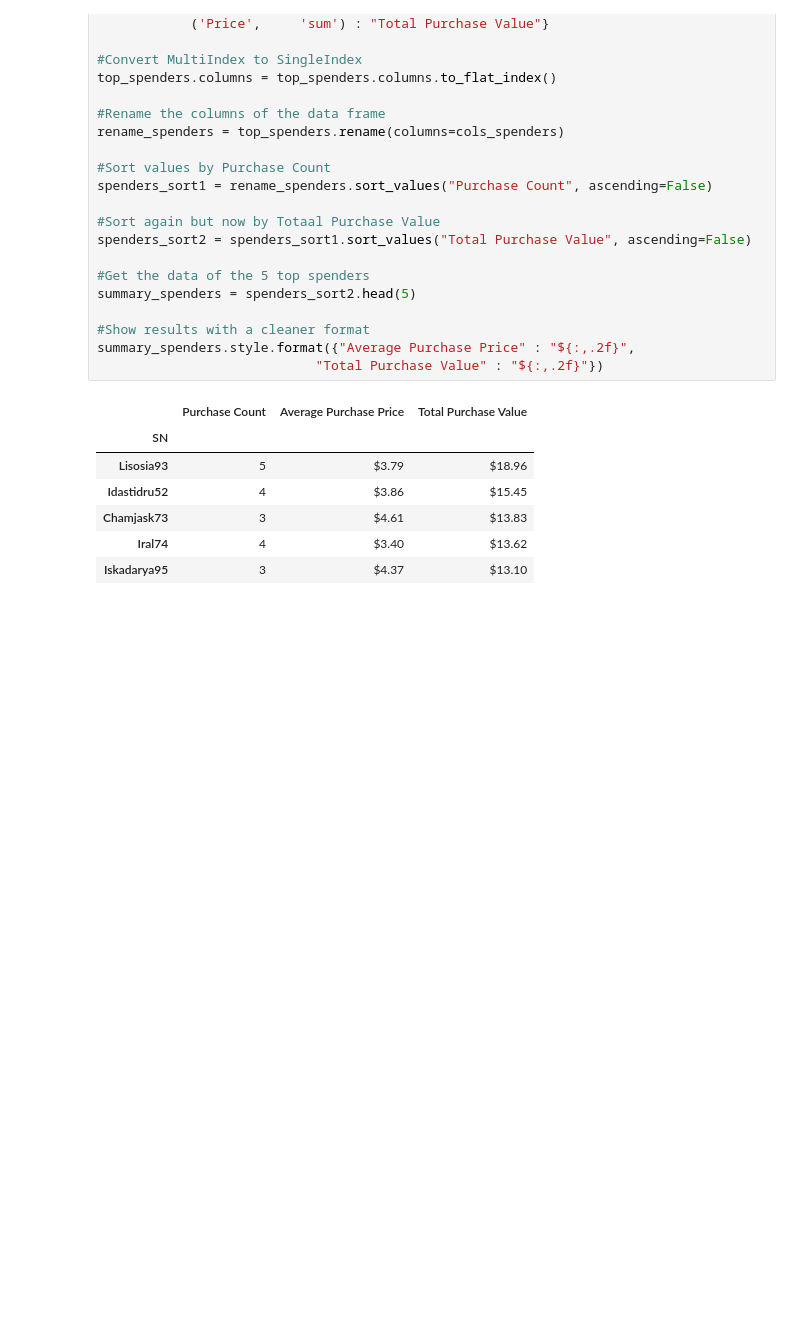
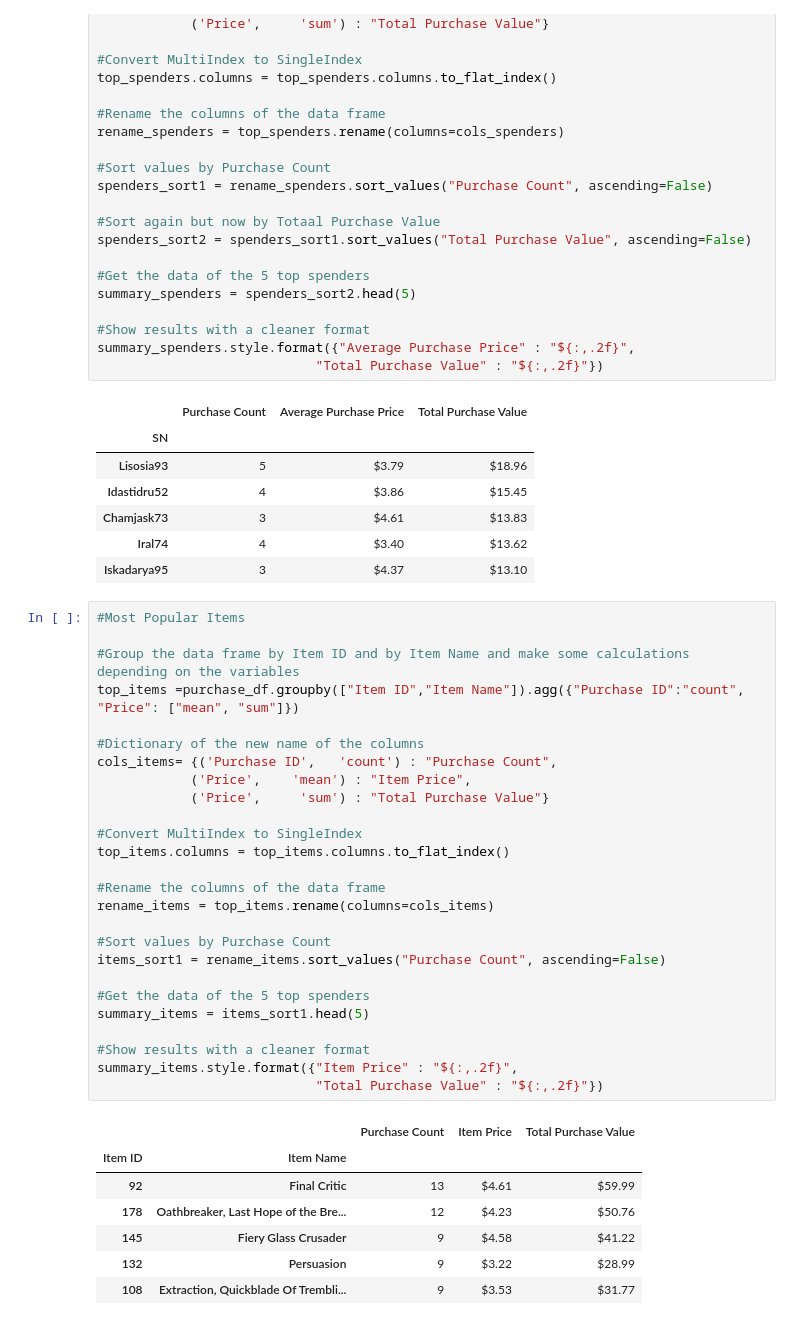
Before and after one commit to najeza7/pandas-challenge, a Jupyter notebook: HeroesOfPymoli/HeroesOfPymoliScript.ipynb, the cells around one changed output. Cells and saved outputs as stored; diff of their text form; blank space fills up the shorter version.

Commit message:
Most profitable and popular items

```diff
--- a/HeroesOfPymoli/HeroesOfPymoliScript.ipynb
+++ b/HeroesOfPymoli/HeroesOfPymoliScript.ipynb
@@ -213,3 +213,37 @@ summary_spenders.style.format({"Average Purchase Price" : "${:,.2f}",
 | Chamjask73 | 3 | $4.61 | $13.83 |
 | Iral74 | 4 | $3.40 | $13.62 |
 | Iskadarya95 | 3 | $4.37 | $13.10 |
+# %%
+#Most Popular Items
+
+#Group the data frame by Item ID and by Item Name and make some calculations depending on the variables
+top_items =purchase_df.groupby(["Item ID","Item Name"]).agg({"Purchase ID":"count", "Price": ["mean", "sum"]})
+
+#Dictionary of the new name of the columns
+cols_items= {('Purchase ID',   'count') : "Purchase Count",
+            ('Price',    'mean') : "Item Price",
+            ('Price',     'sum') : "Total Purchase Value"}
+
+#Convert MultiIndex to SingleIndex
+top_items.columns = top_items.columns.to_flat_index()
+
+#Rename the columns of the data frame
+rename_items = top_items.rename(columns=cols_items)
+
+#Sort values by Purchase Count
+items_sort1 = rename_items.sort_values("Purchase Count", ascending=False)
+
+#Get the data of the 5 top spenders
+summary_items = items_sort1.head(5)
+
+#Show results with a cleaner format
+summary_items.style.format({"Item Price" : "${:,.2f}",
+                            "Total Purchase Value" : "${:,.2f}"})
+# %% [output]
+|  |  | Purchase Count | Item Price | Total Purchase Value |
+| Item ID | Item Name |  |  |  |
+| 92 | Final Critic | 13 | $4.61 | $59.99 |
+| 178 | Oathbreaker, Last Hope of the Bre... | 12 | $4.23 | $50.76 |
+| 145 | Fiery Glass Crusader | 9 | $4.58 | $41.22 |
+| 132 | Persuasion | 9 | $3.22 | $28.99 |
+| 108 | Extraction, Quickblade Of Trembli... | 9 | $3.53 | $31.77 |
```
Also changed, not shown: parts of 1 cell of this notebook.
